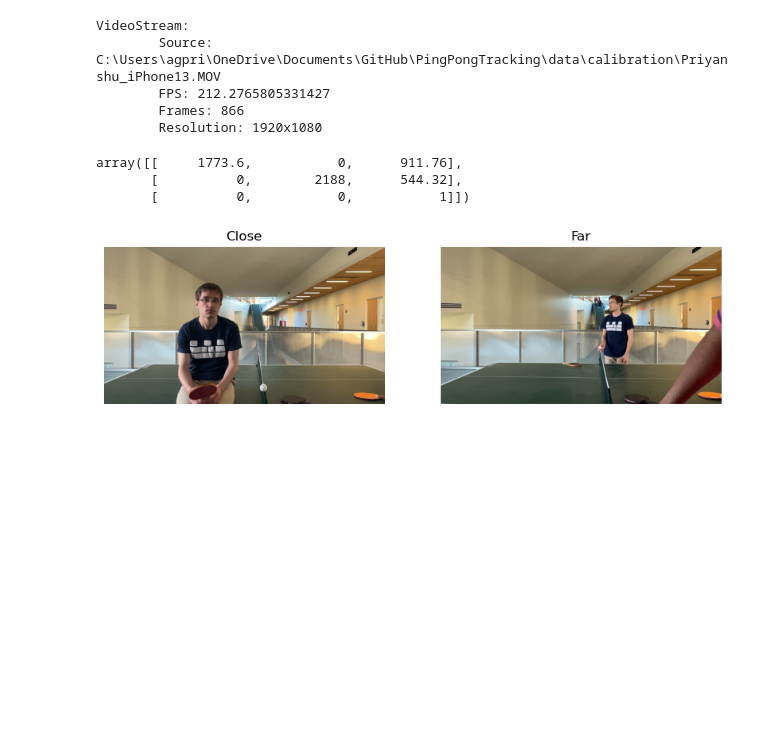
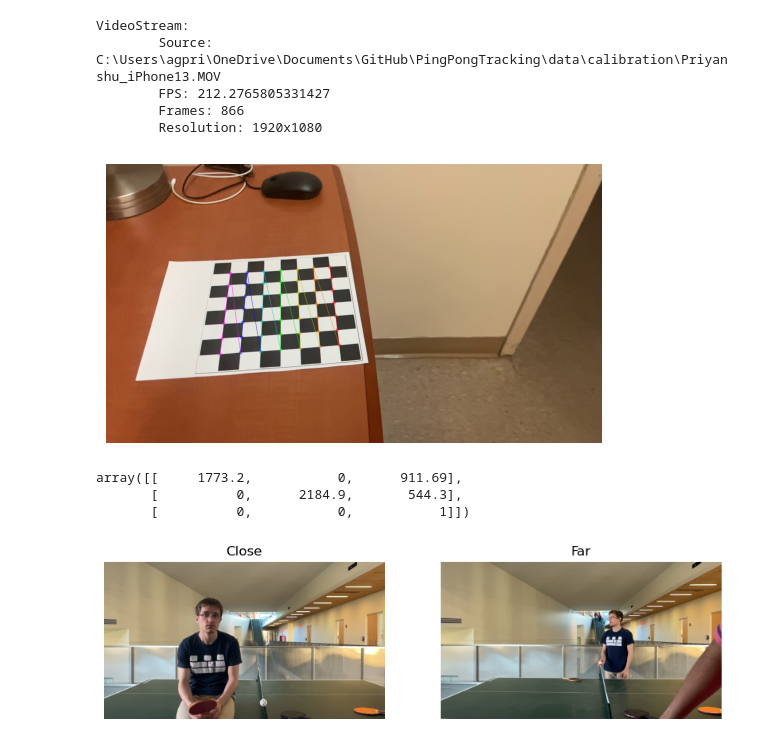
Before and after one commit to Priyanshu4/PingPongTracking, a Jupyter notebook: notebooks/calibration_test.ipynb, the cells around one changed output. Saved outputs shown, nothing was run; the diff lists cells and outputs as text; code cells hidden in the pictures; blank space fills up the shorter version.

```diff
--- a/notebooks/calibration_test.ipynb
+++ b/notebooks/calibration_test.ipynb
@@ -22,16 +23,18 @@ from ultralytics import YOLO
 # %%
 calibration_video = VideoStream(DATA_DIR / 'calibration' / 'Priyanshu_iPhone13.MOV')
 print(calibration_video)
+find_single_intrinsic_matrix(next(calibration_video), show_image=True)
 calibration = CameraCalibration.from_calibration_video(tqdm(calibration_video, total=calibration_video.get_length_if_known()))
 calibration.intrinsic_matrix
 # %% [output]
 VideoStream:
         Source: C:\Users\agpri\OneDrive\Documents\GitHub\PingPongTracking\data\calibration\Priyanshu_iPhone13.MOV
         FPS: 212.2765805331427
         Frames: 866
         Resolution: 1920x1080
+[figure, added]
-array([[     1773.6,           0,      911.76],
-       [          0,        2188,      544.32],
+array([[     1773.2,           0,      911.69],
+       [          0,      2184.9,       544.3],
        [          0,           0,           1]])
 # %%
 camera = Camera(pose=None, calibration=calibration)
```
Also changed, not shown: parts of 4 cells of this notebook, 7 other files.
